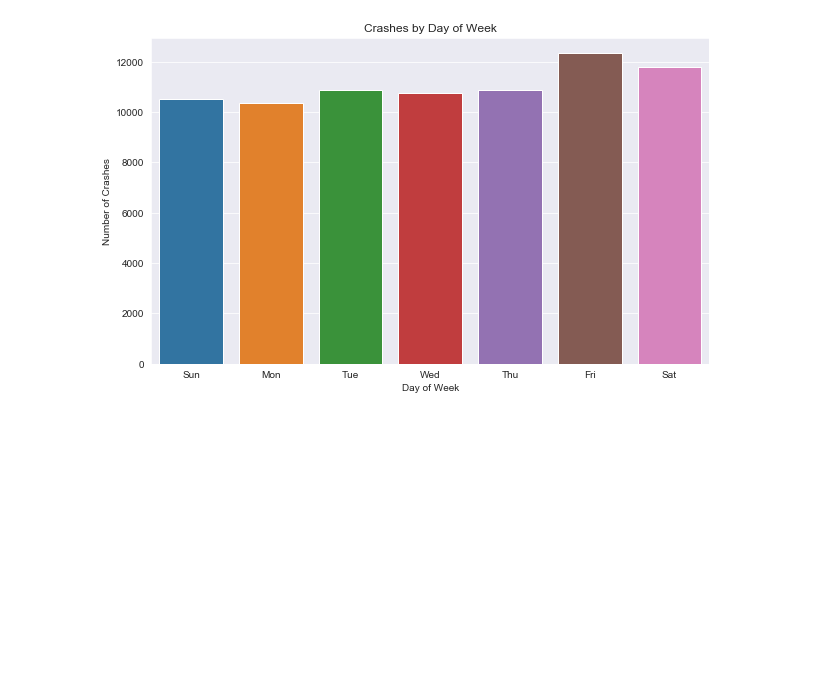
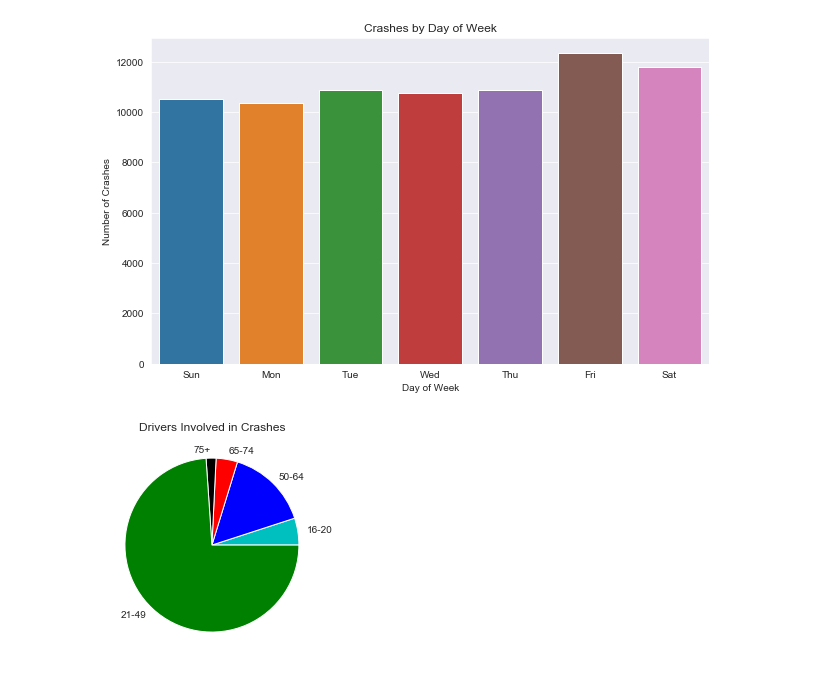
Before and after one commit to merlej/philly-crashes, a Jupyter notebook: Code/phl_crashes_eda.ipynb, the cells around one changed output. Cells and saved outputs as stored; diff of their text form; code cells hidden in the pictures; blank space fills up the shorter version.

Commit message:
added plots

```diff
--- a/Code/phl_crashes_eda.ipynb
+++ b/Code/phl_crashes_eda.ipynb
@@ -114,3 +101,27 @@ plt.xticks(np.arange(0,7,1), ['Sun', 'Mon', 'Tue', 'Wed', 'Thu', 'Fri', 'Sat'])
 plt.show()
 # %% [output]
 [figure]
+# %%
+# Format the data to plot the number of crashes by driver age group
+driver_age = [c for c in data.columns if 'driver' in c]
+driver_age_df = data[driver_age]
+col_names = {'index': 'age', 0: 'total_drivers'}
+driver_df = pd.DataFrame(driver_age_df.transpose().sum(axis=1)).reset_index().rename(columns = col_names)
+driver_df['age'] = ['16', '17', '18', '19', '20', '50-64', '65-74', '75+']
+# %%
+young = ['16', '17', '18', '19', '20']
+driver_df.loc[0] = ['16-20', driver_df.iloc[0:5]['total_drivers'].sum()]
+driver_df = driver_df.drop([1, 2, 3, 4]).reset_index().drop('index', axis=1)
+drivers_21_49 = data.vehicle_count.sum() - driver_df.total_drivers.sum()
+driver_df.loc[4] = ['21-49', drivers_21_49]
+# %%
+# Construct the plot
+slices = list(driver_df.total_drivers)
+labels = list(driver_df.age)
+colors = ['c', 'b', 'r', 'k', 'g']
+
+plt.pie(slices, labels=labels, colors=colors, startangle=0)
+plt.title('Drivers Involved in Crashes')
+plt.show()
+# %% [output]
+[figure, added]
```
Also changed, not shown: parts of 8 cells of this notebook.
